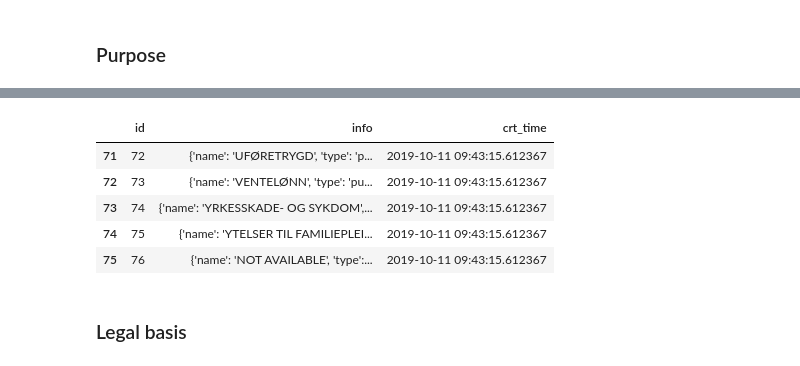
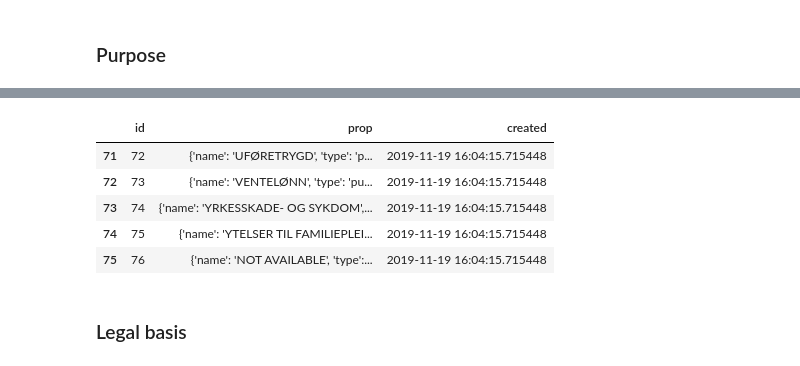
Before and after one commit to navikt/data-catalog-graph, a Jupyter notebook: notebooks/populate database.ipynb, the cells around one changed output, grey strips where cells are left out. Saved outputs shown, nothing was run; the diff lists cells and outputs as text; code cells hidden in the pictures.

```diff
--- a/notebooks/populate database.ipynb
+++ b/notebooks/populate database.ipynb
@@ -136,13 +134,13 @@ InFailedSqlTransaction: current transaction is aborted, commands ignored until e
 # %%
-df = sqlio.read_sql_query("select * from tbl_detail", conn)
+df = sqlio.read_sql_query("select * from tbl_node", conn)
 df.tail()
 # %% [output]
-|  | id | info | crt_time |
-| 71 | 72 | {'name': 'UFØRETRYGD', 'type': 'p... | 2019-10-11 09:43:15.612367 |
-| 72 | 73 | {'name': 'VENTELØNN', 'type': 'pu... | 2019-10-11 09:43:15.612367 |
-| 73 | 74 | {'name': 'YRKESSKADE- OG SYKDOM',... | 2019-10-11 09:43:15.612367 |
-| 74 | 75 | {'name': 'YTELSER TIL FAMILIEPLEI... | 2019-10-11 09:43:15.612367 |
-| 75 | 76 | {'name': 'NOT AVAILABLE', 'type':... | 2019-10-11 09:43:15.612367 |
+|  | id | prop | created |
+| 71 | 72 | {'name': 'UFØRETRYGD', 'type': 'p... | 2019-11-19 16:04:15.715448 |
+| 72 | 73 | {'name': 'VENTELØNN', 'type': 'pu... | 2019-11-19 16:04:15.715448 |
+| 73 | 74 | {'name': 'YRKESSKADE- OG SYKDOM',... | 2019-11-19 16:04:15.715448 |
+| 74 | 75 | {'name': 'YTELSER TIL FAMILIEPLEI... | 2019-11-19 16:04:15.715448 |
+| 75 | 76 | {'name': 'NOT AVAILABLE', 'type':... | 2019-11-19 16:04:15.715448 |
 # %% [markdown]
 ### Legal basis
 # %%
```
Also changed, not shown: parts of 18 cells of this notebook, 15 other files.
